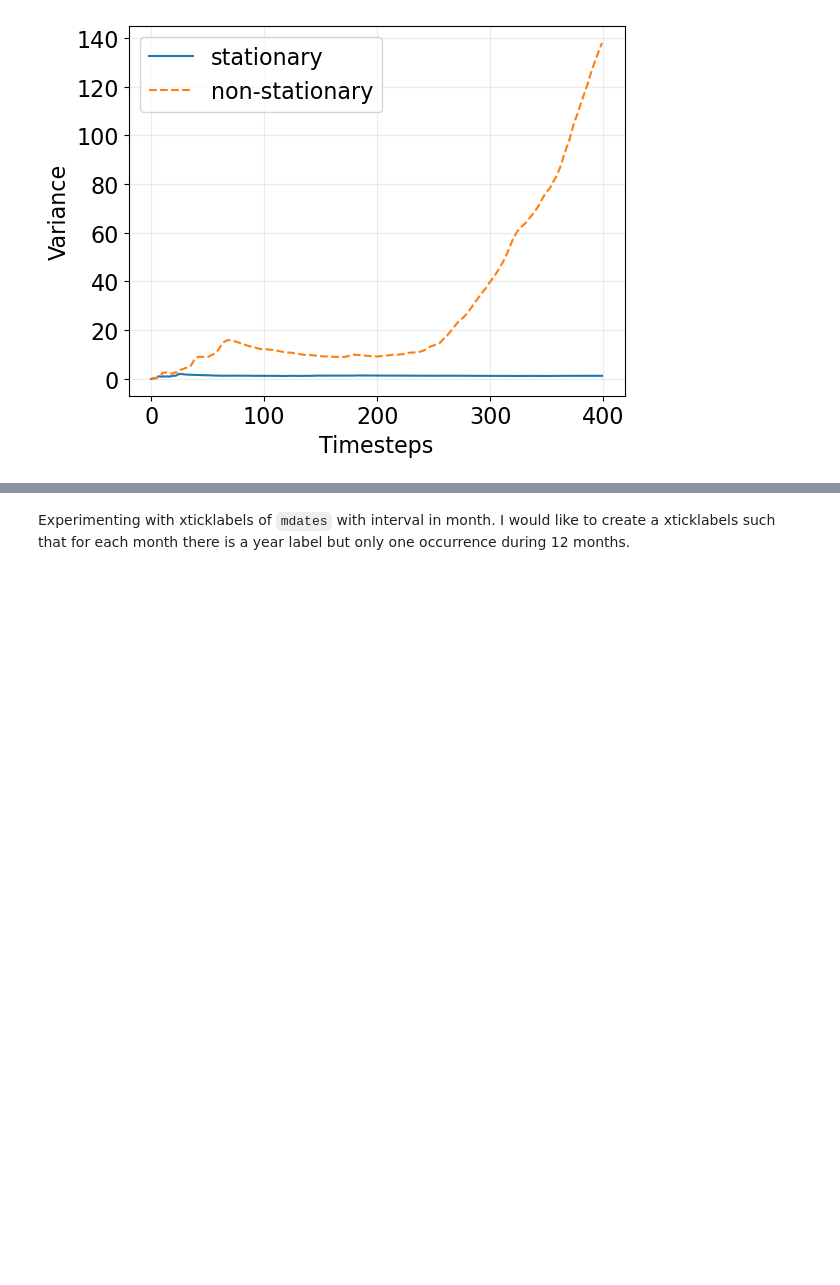
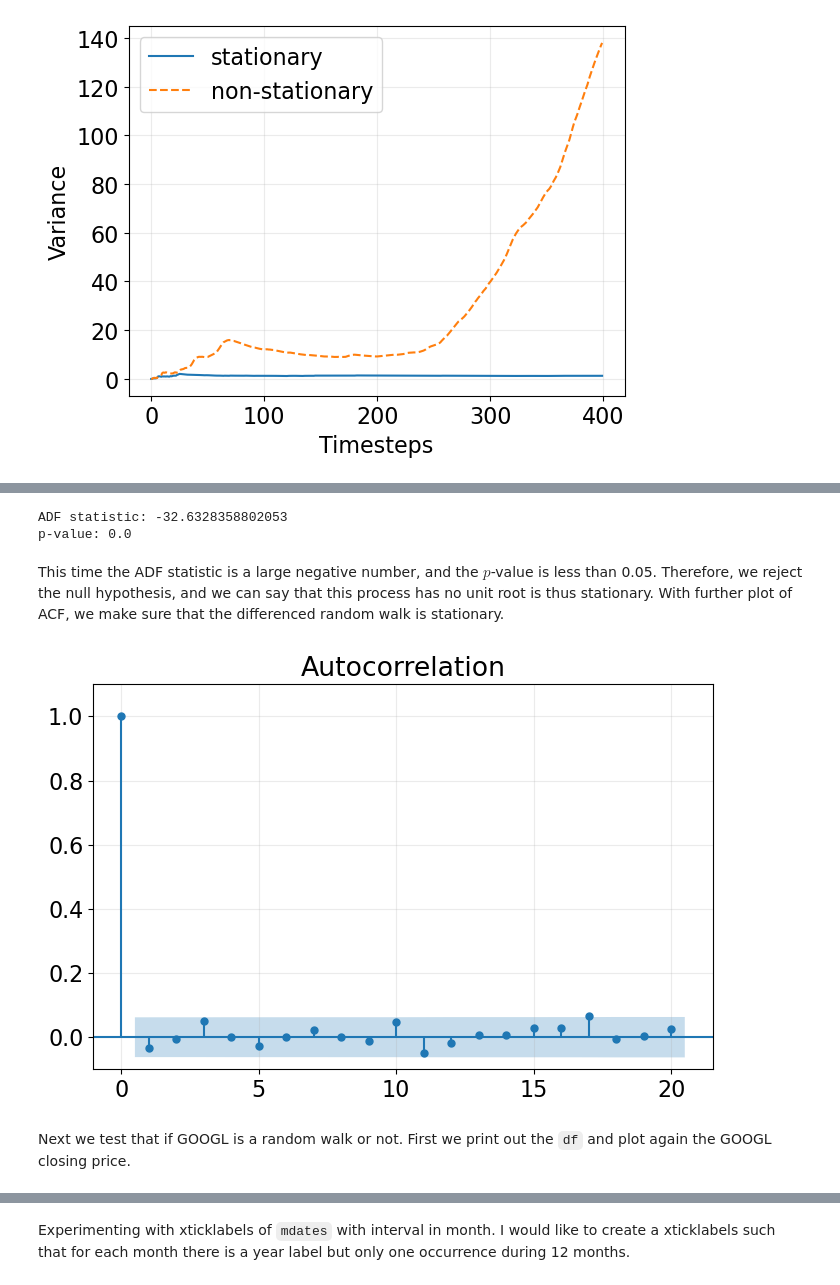
Before and after one commit to LugoBlogger/SI-201-542-forecasting-technique, a Jupyter notebook: week-03.ipynb, the cells around one changed output, grey strips where cells are left out. Cells and saved outputs as stored; diff of their text form; code cells hidden in the pictures; blank space fills up the shorter version.

```diff
--- a/week-03.ipynb
+++ b/week-03.ipynb
@@ -253,0 +306,26 @@ plt.show(fig)
+# %%
+ADF_result = adfuller(diff_random_walk)
+print(f"ADF statistic: {ADF_result[0]}")
+print(f"p-value: {ADF_result[1]}")
+# %% [output]
+ADF statistic: -32.6328358802053
+p-value: 0.0
+# %% [markdown]
+This time the ADF statistic is a large negative number, and the $p$-value is
+less than 0.05. Therefore, we reject the null hypothesis, and we
+can say that this process has no unit root is thus stationary. With further
+plot of ACF, we make sure that the differenced random walk is stationary.
+# %%
+fig, ax = plt.subplots(figsize=(8, 5))
+
+fig = plot_acf(diff_random_walk, lags=20, ax=ax)
+
+ax.set_ylim([-.1, 1.1])
+ax.grid("on")
+
+plt.show(fig)
+# %% [output]
+[figure, added]
+# %% [markdown]
+Next we test that if GOOGL is a random walk  or not.
+First we print out the `df` and plot again the GOOGL closing price.
```
Also changed, not shown: parts of 34 cells of this notebook, 1 other file.
